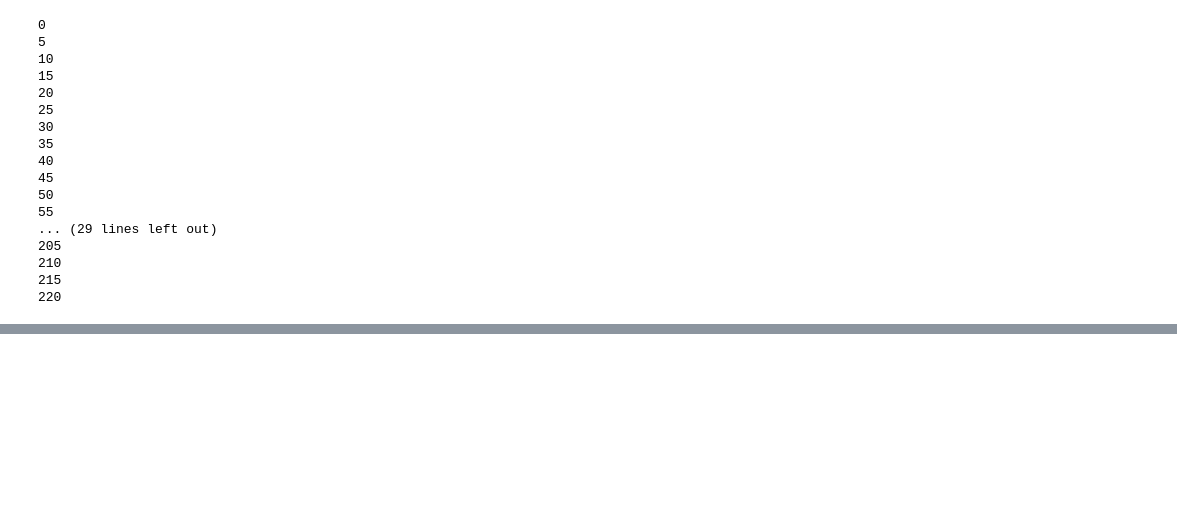
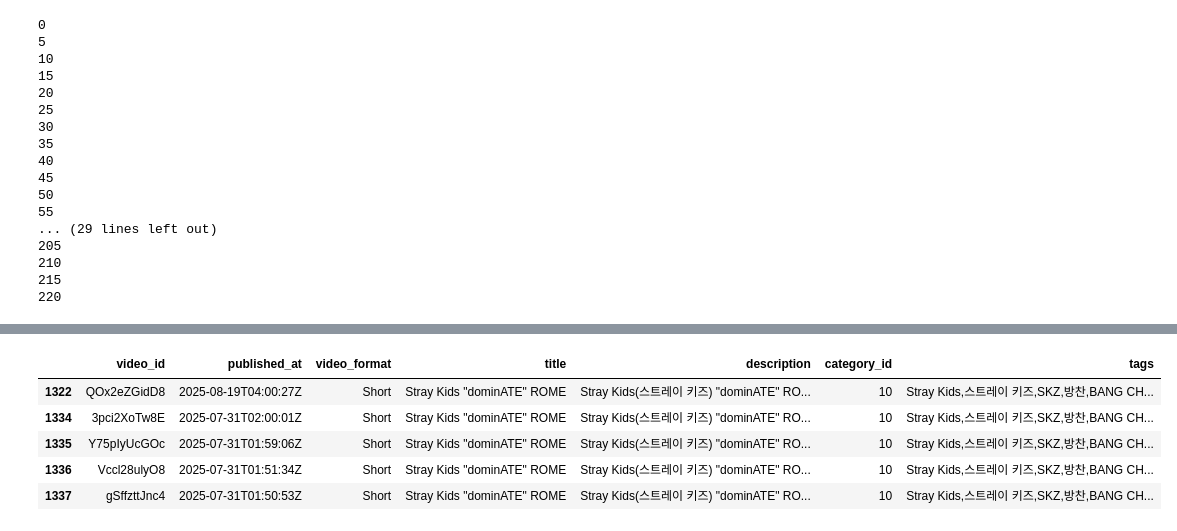
Before and after one commit to tejakusumahyusuf832/skz-pace, a Jupyter notebook: notebooks/1.0-data-acquisition.ipynb, the cells around one changed output, grey strips where cells are left out. Cells and saved outputs as stored; diff of their text form; code cells hidden in the pictures; blank space fills up the shorter version.

```diff
--- a/notebooks/1.0-data-acquisition.ipynb
+++ b/notebooks/1.0-data-acquisition.ipynb
@@ -487,0 +513,9 @@ for i in range(0, 223, 5):
+# %%
+skz_metadata.query("title == 'Stray Kids \"dominATE\" ROME'")
+# %% [output]
+|  | video_id | published_at | video_format | title | description | category_id | tags |
+| 1322 | QOx2eZGidD8 | 2025-08-19T04:00:27Z | Short | Stray Kids "dominATE" ROME | Stray Kids(스트레이 키즈) "dominATE" RO... | 10 | Stray Kids,스트레이 키즈,SKZ,방찬,BANG CH... |
+| 1334 | 3pci2XoTw8E | 2025-07-31T02:00:01Z | Short | Stray Kids "dominATE" ROME | Stray Kids(스트레이 키즈) "dominATE" RO... | 10 | Stray Kids,스트레이 키즈,SKZ,방찬,BANG CH... |
+| 1335 | Y75pIyUcGOc | 2025-07-31T01:59:06Z | Short | Stray Kids "dominATE" ROME | Stray Kids(스트레이 키즈) "dominATE" RO... | 10 | Stray Kids,스트레이 키즈,SKZ,방찬,BANG CH... |
+| 1336 | Vccl28ulyO8 | 2025-07-31T01:51:34Z | Short | Stray Kids "dominATE" ROME | Stray Kids(스트레이 키즈) "dominATE" RO... | 10 | Stray Kids,스트레이 키즈,SKZ,방찬,BANG CH... |
+| 1337 | gSffzttJnc4 | 2025-07-31T01:50:53Z | Short | Stray Kids "dominATE" ROME | Stray Kids(스트레이 키즈) "dominATE" RO... | 10 | Stray Kids,스트레이 키즈,SKZ,방찬,BANG CH... |
```
Also changed, not shown: parts of 17 cells of this notebook, 1 other file.
